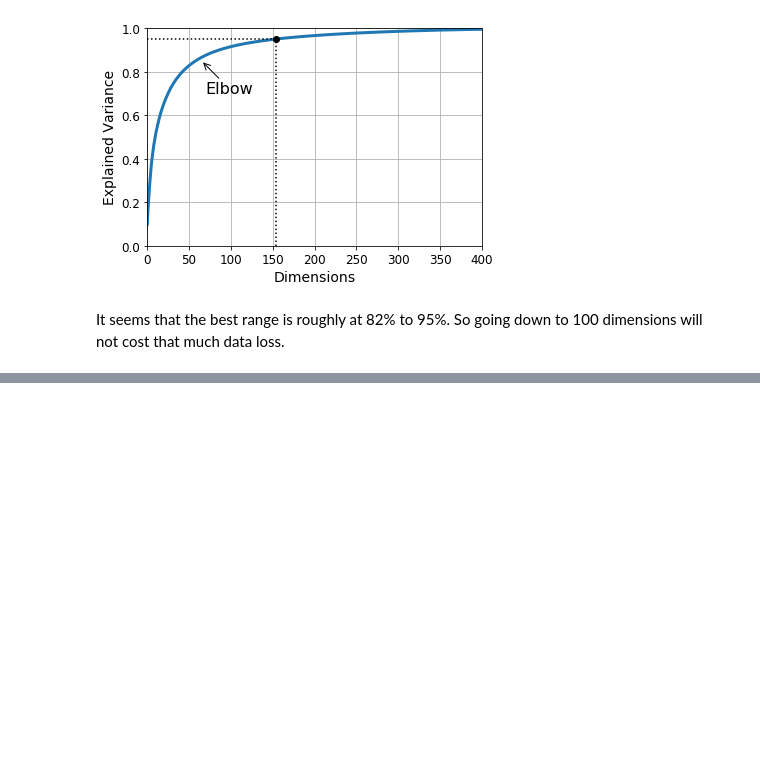
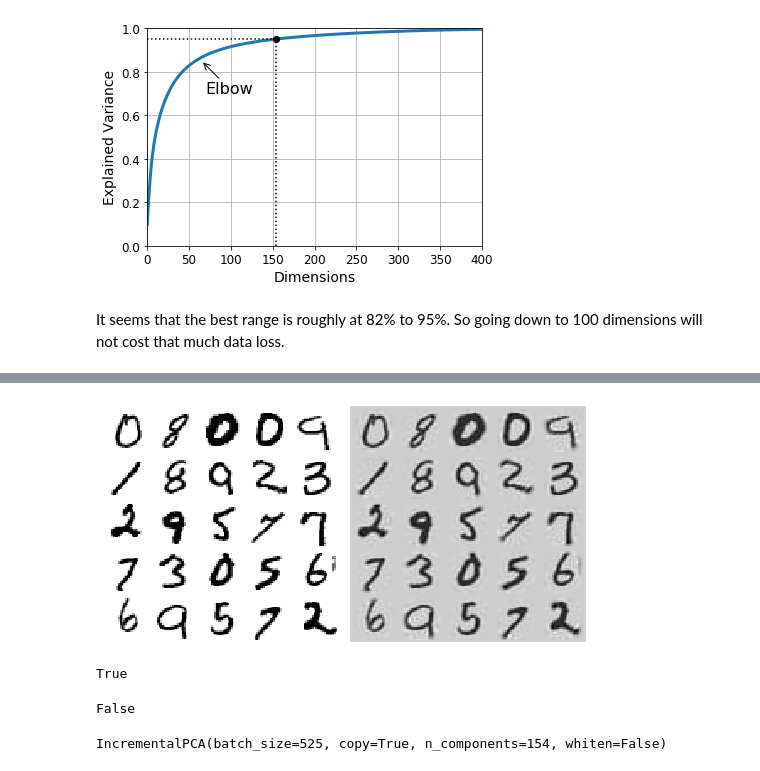
Before and after one commit to espanto28/handsonmlsklearnkerastf, a Jupyter notebook: Chapter8/Dimensionality Reduction.ipynb, the cells around one changed output, grey strips where cells are left out. Drawn from its saved outputs; the diff is of its cells as text; code cells hidden in the pictures; blank space fills up the shorter version.

```diff
--- a/Chapter8/Dimensionality Reduction.ipynb
+++ b/Chapter8/Dimensionality Reduction.ipynb
@@ -213,0 +260,11 @@ It seems that the best range is roughly at 82% to 95%. So going down to 100 dime
+# %%
+X_recovered_inc_pca = inc_pca.inverse_transform(X_reduced)
+# %%
+plt.figure(figsize=(7, 4))
+plt.subplot(121)
+plot_digits(X_train[::2100])
+plt.subplot(122)
+plot_digits(X_recovered_inc_pca[::2100])
+plt.tight_layout()
+# %% [output]
+[figure, added]
@@ -213,0 +273,8 @@ It seems that the best range is roughly at 82% to 95%. So going down to 100 dime
+# %%
+np.allclose(pca.mean_, inc_pca.mean_)
+# %% [output]
+True
+# %%
+np.allclose(X_reduced_pca, X_reduced_inc_pca)
+# %% [output]
+False
@@ -213,0 +289,8 @@ It seems that the best range is roughly at 82% to 95%. So going down to 100 dime
+# %%
+X_mm = np.memmap(filename, dtype="float32", mode="readonly", shape=(m, n))
+
+batch_size = m // n_batches
+inc_pca = IncrementalPCA(n_components=154, batch_size=batch_size)
+inc_pca.fit(X_mm)
+# %% [output]
+IncrementalPCA(batch_size=525, copy=True, n_components=154, whiten=False)
```
Also changed, not shown: parts of 15 cells of this notebook.
